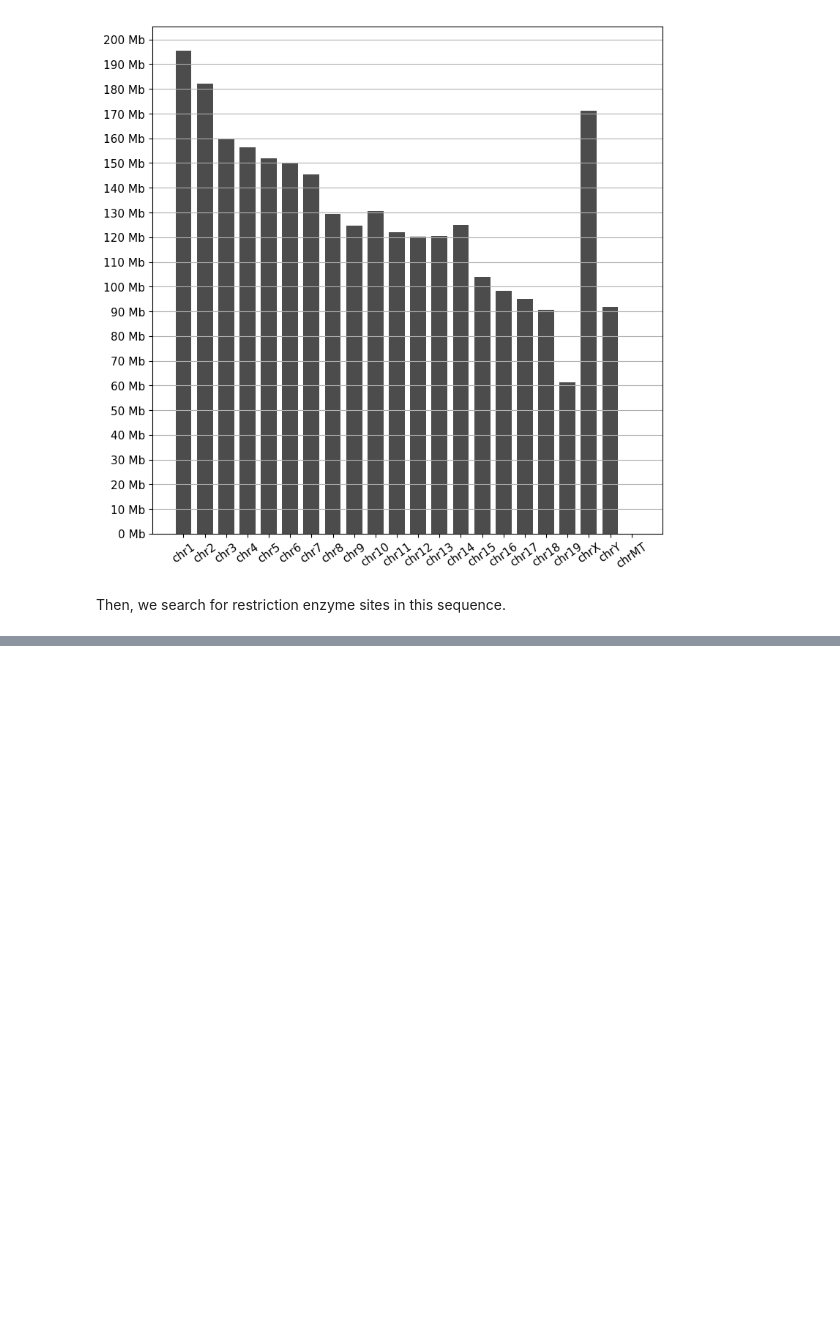
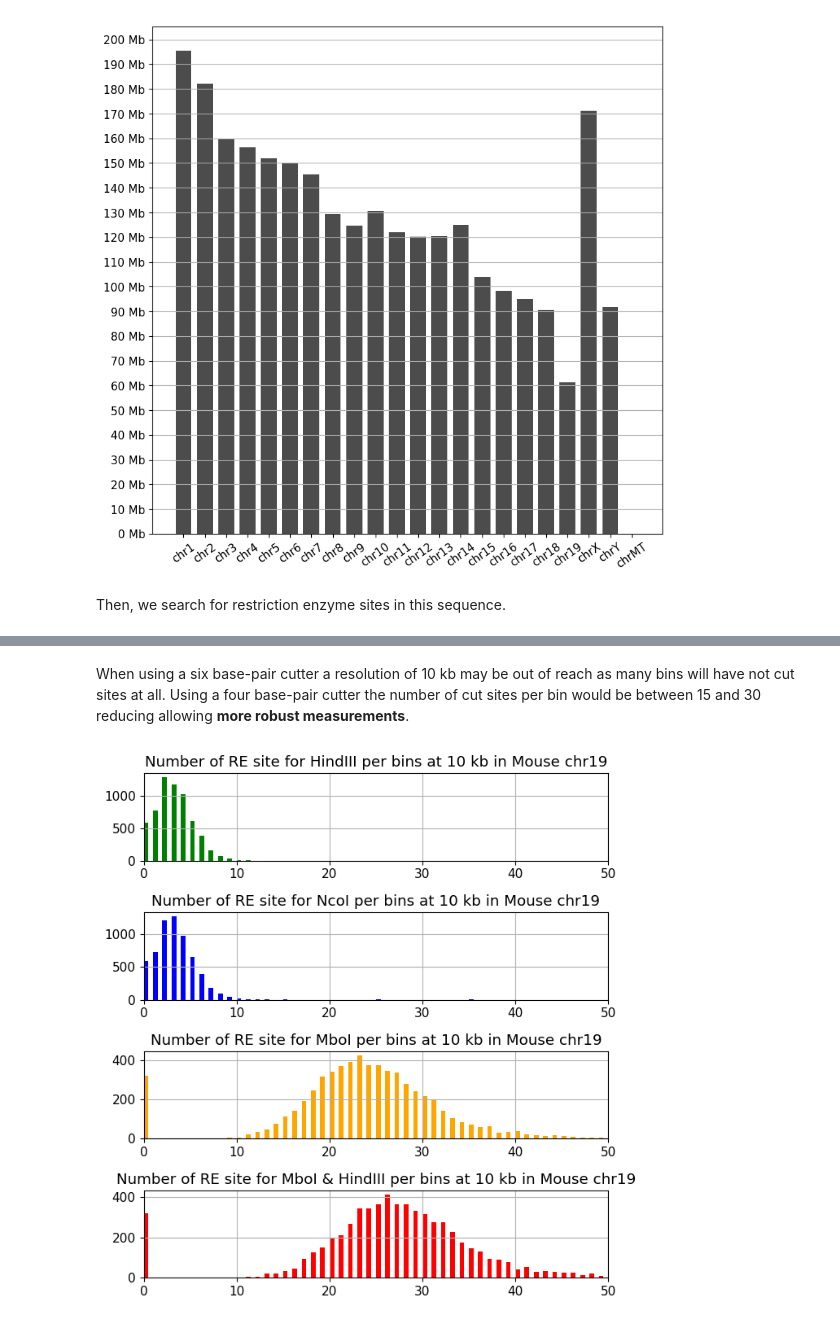
Before and after one commit to 3DGenomes/MethodsMolBiol, a Jupyter notebook: Notebooks/A2a-Design HiC experiment.ipynb, the cells around one changed output, grey strips where cells are left out. Cells and saved outputs as stored; diff of their text form; code cells hidden in the pictures; blank space fills up the shorter version.

```diff
--- a/Notebooks/A2a-Design HiC experiment.ipynb
+++ b/Notebooks/A2a-Design HiC experiment.ipynb
@@ -127,0 +192,22 @@ plt.show()
+# %% [markdown]
+When using a six base-pair cutter a resolution of 10 kb may be out of reach as many bins will have not cut sites at all. Using a four base-pair cutter the number of cut sites per bin would be between 15 and 30 reducing allowing __more robust measurements__.
+# %%
+c = 'chr19'
+reso = 10000
+ax = None
+plt.figure(figsize=(7, 7))
+for pos, name, col, num in zip([frags_HindIII, frags_NcoI, frags_MboI, frags_double],
+                               ['HindIII', 'NcoI', 'MboI', 'MboI & HindIII'],
+                               ['green', 'blue', 'orange', 'red'],
+                               range(4)):
+    ax = plt.subplot(4, 1, num + 1, sharex=ax)
+    pos = list(set(reduce(lambda x, y: x + y, [pos[c][k] for k in pos[c]])))
+    mpos = max(pos)
+    counts, bins = np.histogram(pos, bins=mpos / reso, range=(0, mpos))
+    _ = plt.hist(counts, color=col, bins=50, range=(0, 50), width=0.5)
+    plt.title('Number of RE site for %s per bins at %s kb in Mouse %s' % (name, reso / 1000, c))
+    plt.xlim((0, 50))
+    plt.grid()
+plt.tight_layout()
+# %% [output]
+[figure, added]
```
Also changed, not shown: parts of 17 cells of this notebook, 4 other files.
